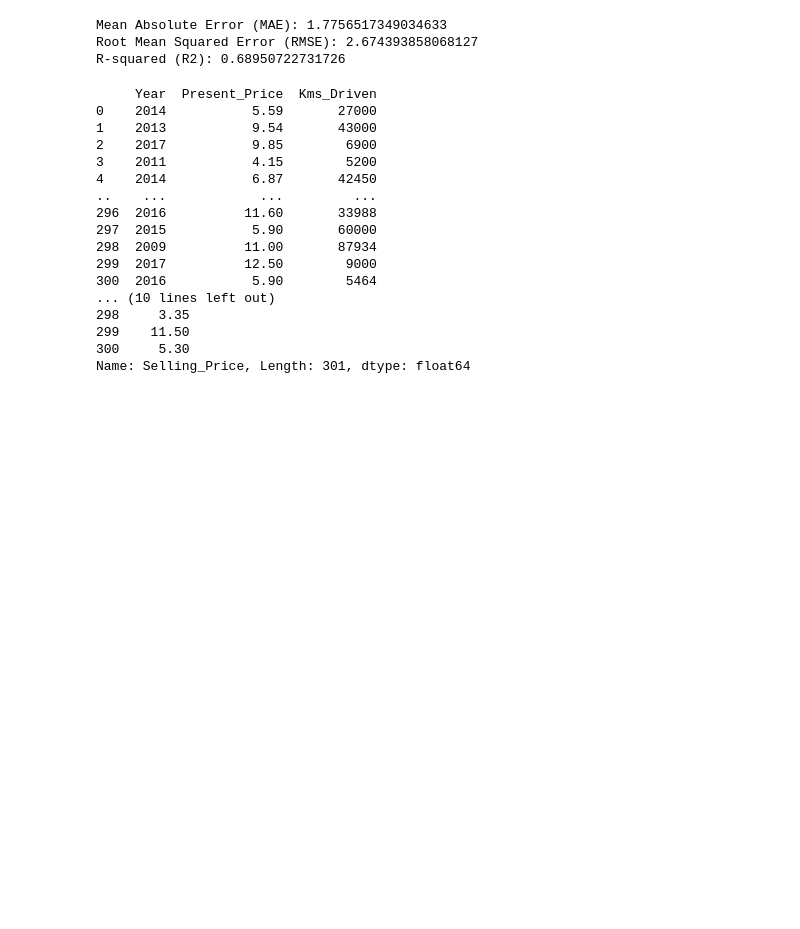
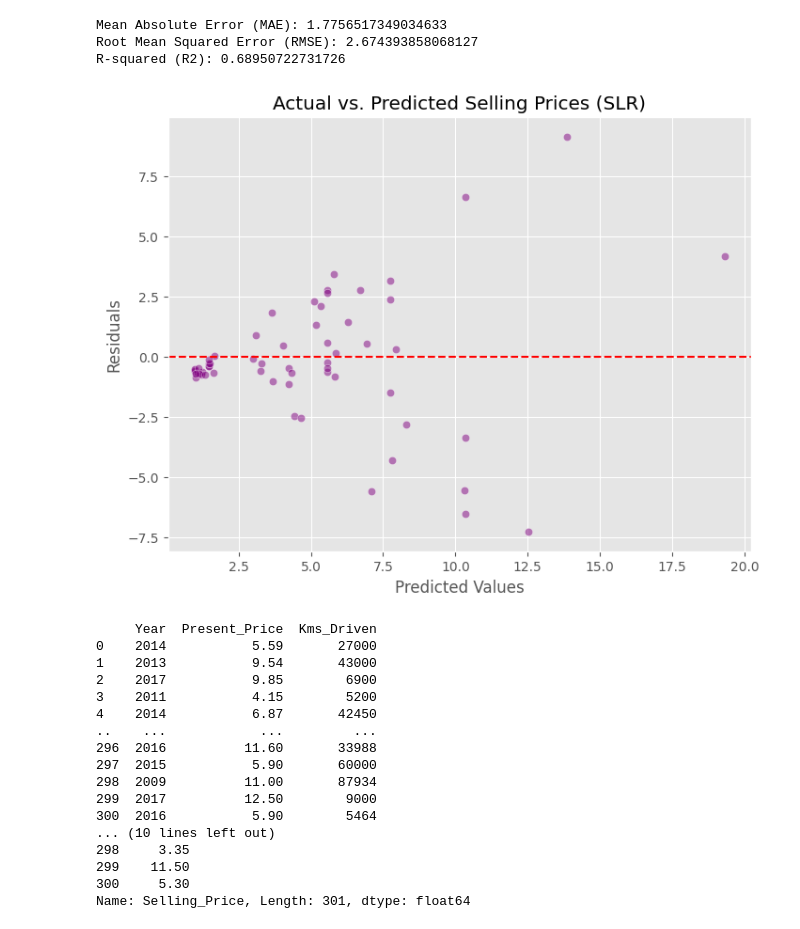
Before and after one commit to Abadi-kfupm/cars_data, a Jupyter notebook: EM502Project.ipynb, the cells around one changed output. Saved outputs shown, nothing was run; the diff lists cells and outputs as text; code cells hidden in the pictures; blank space fills up the shorter version.

```diff
--- a/EM502Project.ipynb
+++ b/EM502Project.ipynb
@@ -444,6 +472,19 @@ print(f"R-squared (R2): {r2}")
 Mean Absolute Error (MAE): 1.7756517349034633
 Root Mean Squared Error (RMSE): 2.674393858068127
 R-squared (R2): 0.68950722731726
+# %%
+# Residual Plot
+residuals = outputs_test - Model_Prediction
+plt.figure(figsize=(8, 6))
+sns.scatterplot(x=Model_Prediction, y=residuals, color='purple', alpha=0.5)
+plt.axhline(y=0, color='red', linestyle='--')
+plt.xlabel('Predicted Values')
+plt.ylabel('Residuals')
+plt.title('Residual Plot')
+plt.title('Actual vs. Predicted Selling Prices (SLR)')
+plt.show()
+# %% [output]
+[figure, added]
 # %%
 # Multible Linear Regression Model 1
 # %%
```
Also changed, not shown: parts of 31 cells of this notebook.
